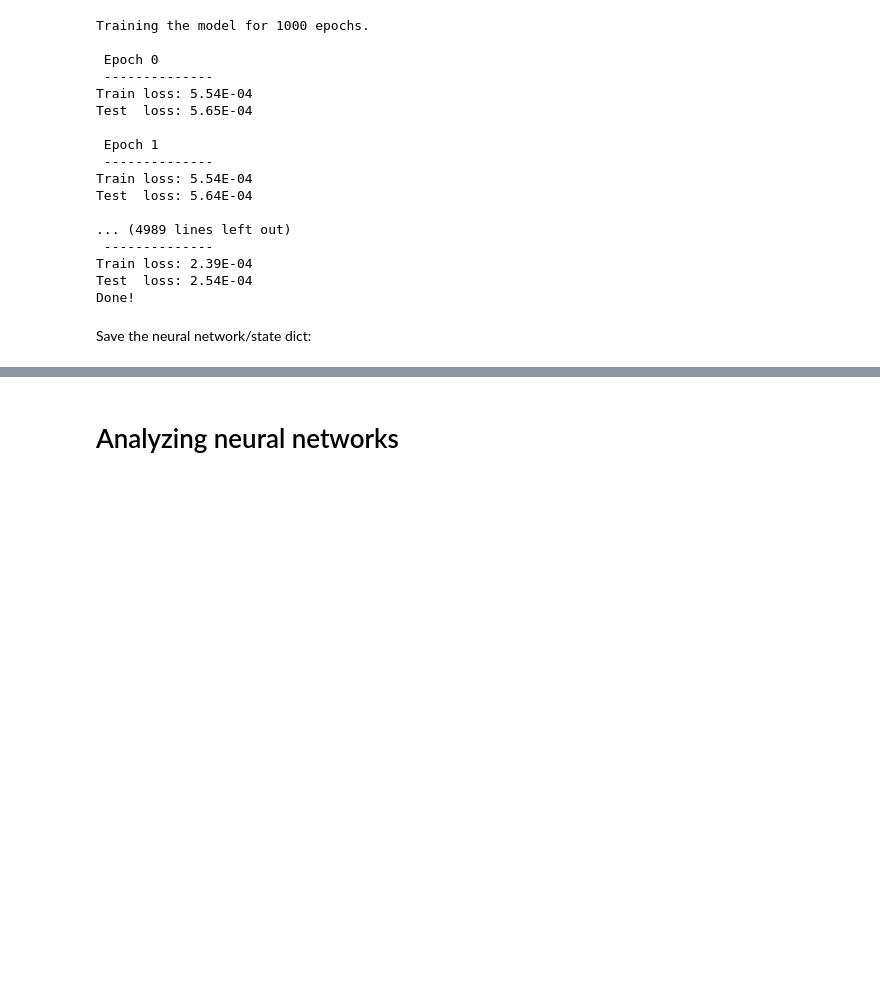
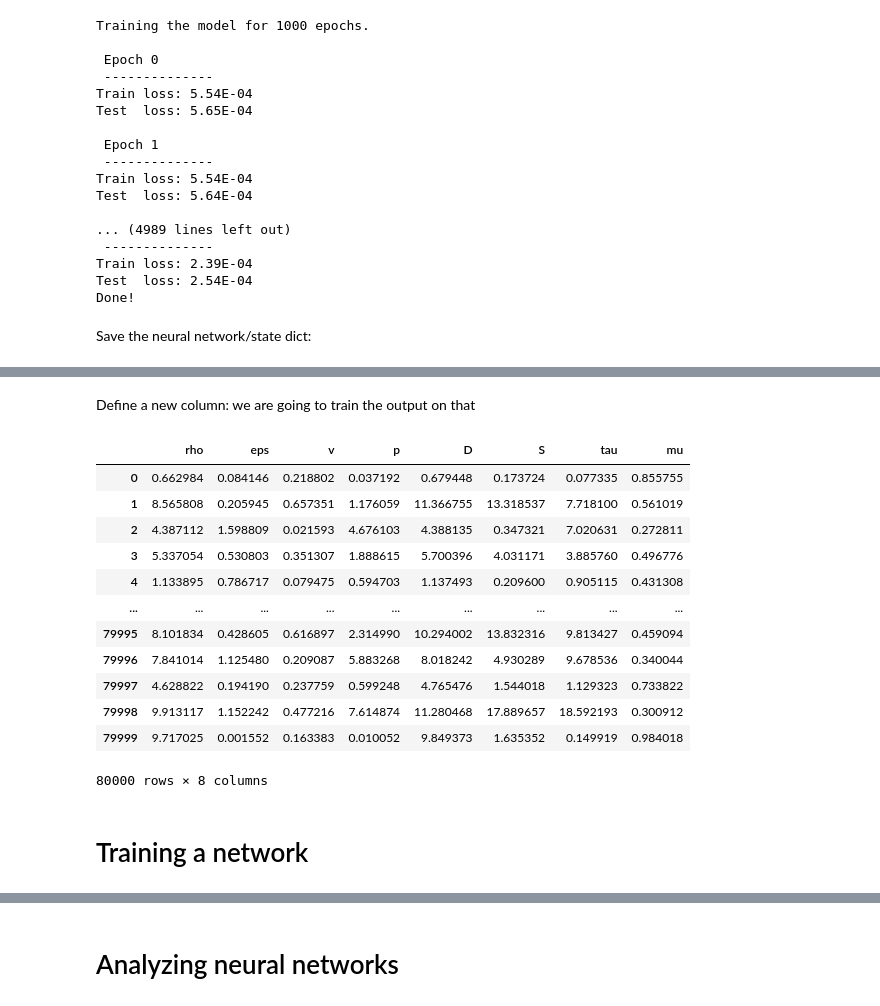
Before and after one commit to ThibeauWouters/MLC2P, a Jupyter notebook: Code/C2P_ideal_gas.ipynb, the cells around one changed output, grey strips where cells are left out. Saved outputs shown, nothing was run; the diff lists cells and outputs as text; code cells hidden in the pictures; blank space fills up the shorter version.

```diff
--- a/Code/C2P_ideal_gas.ipynb
+++ b/Code/C2P_ideal_gas.ipynb
@@ -181,0 +186,4 @@ Save the neural network/state dict:
+# %%
+# Read the sampled data as pandas dataframes
+train_df = pd.read_csv(os.path.join(master_dir, "Data/ideal_gas_c2p_train_data.csv"))
+test_df  = pd.read_csv(os.path.join(master_dir, "Data/ideal_gas_c2p_test_data.csv"))
@@ -181,0 +206,2 @@ Save the neural network/state dict:
+# %% [markdown]
+Define a new column: we are going to train the output on that
@@ -181,0 +214,16 @@ Save the neural network/state dict:
+# %%
+train_df
+# %% [output]
+|  | rho | eps | v | p | D | S | tau | mu |
+| 0 | 0.662984 | 0.084146 | 0.218802 | 0.037192 | 0.679448 | 0.173724 | 0.077335 | 0.855755 |
+| 1 | 8.565808 | 0.205945 | 0.657351 | 1.176059 | 11.366755 | 13.318537 | 7.718100 | 0.561019 |
+| 2 | 4.387112 | 1.598809 | 0.021593 | 4.676103 | 4.388135 | 0.347321 | 7.020631 | 0.272811 |
+| 3 | 5.337054 | 0.530803 | 0.351307 | 1.888615 | 5.700396 | 4.031171 | 3.885760 | 0.496776 |
+| 4 | 1.133895 | 0.786717 | 0.079475 | 0.594703 | 1.137493 | 0.209600 | 0.905115 | 0.431308 |
+| ... | ... | ... | ... | ... | ... | ... | ... | ... |
+| 79995 | 8.101834 | 0.428605 | 0.616897 | 2.314990 | 10.294002 | 13.832316 | 9.813427 | 0.459094 |
+| 79996 | 7.841014 | 1.125480 | 0.209087 | 5.883268 | 8.018242 | 4.930289 | 9.678536 | 0.340044 |
+| 79997 | 4.628822 | 0.194190 | 0.237759 | 0.599248 | 4.765476 | 1.544018 | 1.129323 | 0.733822 |
+| 79998 | 9.913117 | 1.152242 | 0.477216 | 7.614874 | 11.280468 | 17.889657 | 18.592193 | 0.300912 |
+| 79999 | 9.717025 | 0.001552 | 0.163383 | 0.010052 | 9.849373 | 1.635352 | 0.149919 | 0.984018 |
+80000 rows × 8 columns
@@ -181,0 +242,2 @@ Save the neural network/state dict:
+# %% [markdown]
+# Training a network
```
Also changed, not shown: parts of 12 cells of this notebook, 19 other files.
